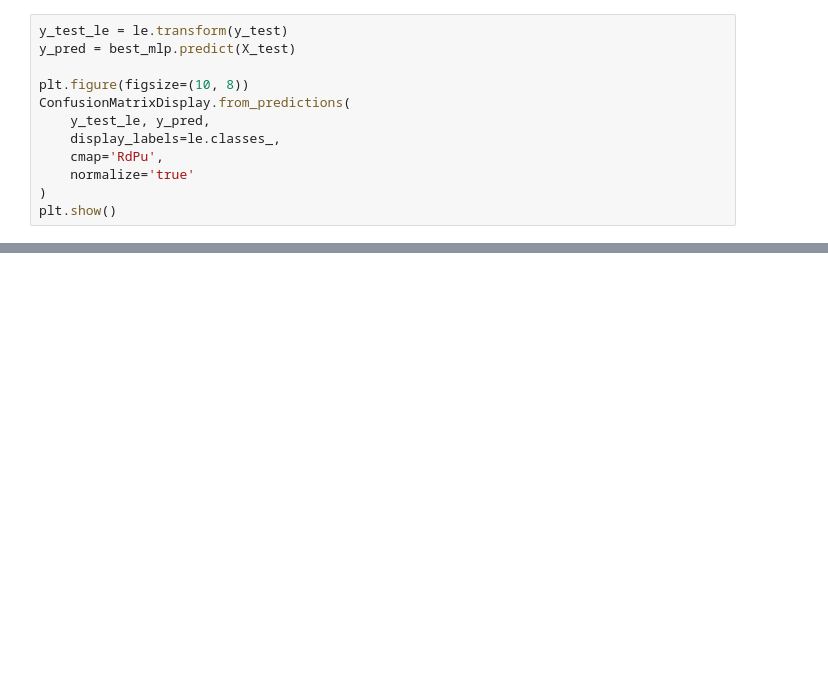
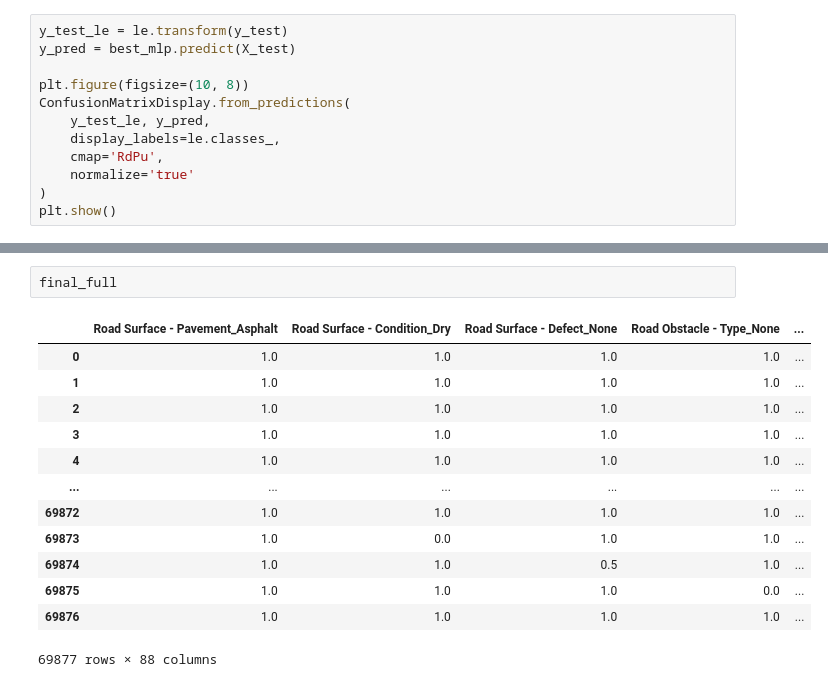
Before and after one commit to kennywang112/ST-RTA, a Jupyter notebook: ModelsV7/Model.ipynb, the cells around one changed output, grey strips where cells are left out. Saved outputs shown, nothing was run; the diff lists cells and outputs as text; blank space fills up the shorter version.

```diff
--- a/ModelsV7/Model.ipynb
+++ b/ModelsV7/Model.ipynb
@@ -345,0 +353,16 @@ plt.show()
+# %%
+final_full
+# %% [output]
+|  | Road Surface - Pavement_Asphalt | Road Surface - Condition_Dry | Road Surface - Defect_None | Road Obstacle - Type_None | ... |
+| 0 | 1.0 | 1.0 | 1.0 | 1.0 | ... |
+| 1 | 1.0 | 1.0 | 1.0 | 1.0 | ... |
+| 2 | 1.0 | 1.0 | 1.0 | 1.0 | ... |
+| 3 | 1.0 | 1.0 | 1.0 | 1.0 | ... |
+| 4 | 1.0 | 1.0 | 1.0 | 1.0 | ... |
+| ... | ... | ... | ... | ... | ... |
+| 69872 | 1.0 | 1.0 | 1.0 | 1.0 | ... |
+| 69873 | 1.0 | 0.0 | 1.0 | 1.0 | ... |
+| 69874 | 1.0 | 1.0 | 0.5 | 1.0 | ... |
+| 69875 | 1.0 | 1.0 | 1.0 | 0.0 | ... |
+| 69876 | 1.0 | 1.0 | 1.0 | 1.0 | ... |
+69877 rows × 88 columns
```
Also changed, not shown: parts of 14 cells of this notebook, 3 other files.
